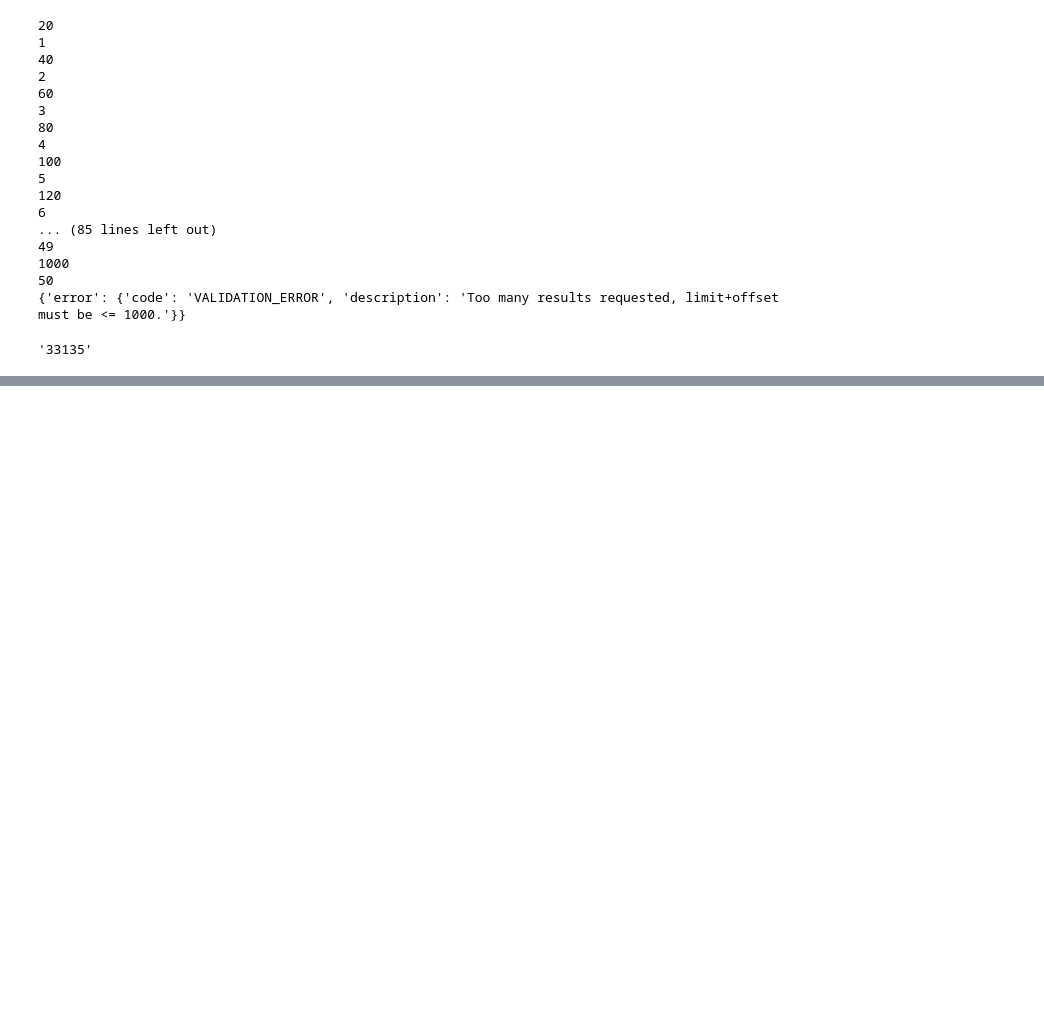
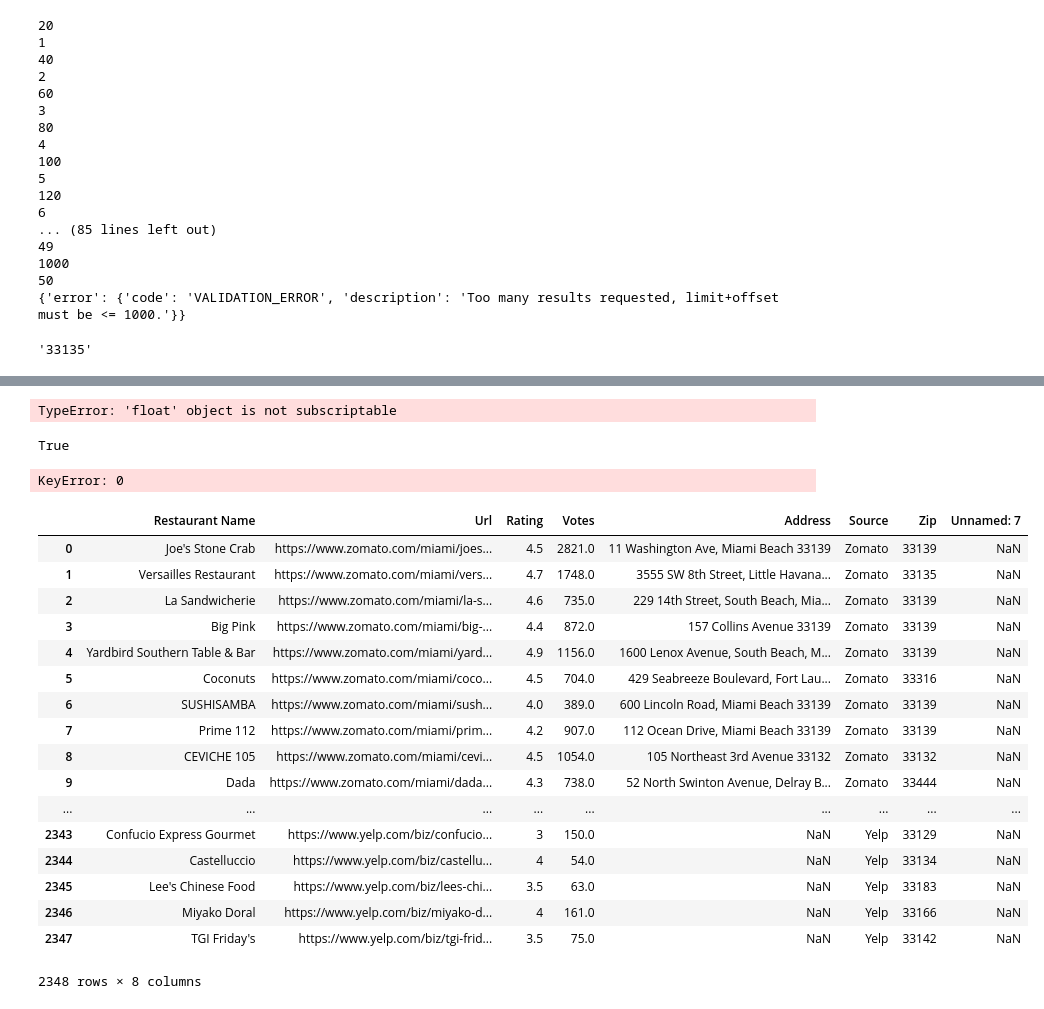
Before and after one commit to imjuoy/HungryGator, a Jupyter notebook: src/Yelp Scraper.ipynb, the cells around one changed output, grey strips where cells are left out. Drawn from its saved outputs; the diff is of its cells as text; code cells hidden in the pictures; blank space fills up the shorter version.

Commit message:
yelp zip addition

```diff
--- a/src/Yelp Scraper.ipynb
+++ b/src/Yelp Scraper.ipynb
@@ -134,0 +116,37 @@ data[0][0]["location"]["zip_code"]
+# %%
+df = pd.read_excel("/Users/srossgupta/Desktop/Data Focussed Python/HungryGator/DataFiles/Project_prototype_datafiles.xlsx",sheet_name="MergedData")
+# %%
+new_df = df[df["Source"]=="TripAdvisor"]
+new_df["check"] = new_df["Address"].apply(lambda x: x[-2:].isdigit() )
+# %% [output]
+TypeError: 'float' object is not subscriptable
+# %%
+b = "963"
+b.isdigit()
+# %% [output]
+True
+# %%
+new_df["Address"]
+# %% [output]
+KeyError: 0
+# %%
+df
+# %% [output]
+|  | Restaurant Name | Url | Rating | Votes | Address | Source | Zip | Unnamed: 7 |
+| 0 | Joe's Stone Crab | https://www.zomato.com/miami/joes... | 4.5 | 2821.0 | 11 Washington Ave, Miami Beach 33139 | Zomato | 33139 | NaN |
+| 1 | Versailles Restaurant | https://www.zomato.com/miami/vers... | 4.7 | 1748.0 | 3555 SW 8th Street, Little Havana... | Zomato | 33135 | NaN |
+| 2 | La Sandwicherie | https://www.zomato.com/miami/la-s... | 4.6 | 735.0 | 229 14th Street, South Beach, Mia... | Zomato | 33139 | NaN |
+| 3 | Big Pink | https://www.zomato.com/miami/big-... | 4.4 | 872.0 | 157 Collins Avenue 33139 | Zomato | 33139 | NaN |
+| 4 | Yardbird Southern Table & Bar | https://www.zomato.com/miami/yard... | 4.9 | 1156.0 | 1600 Lenox Avenue, South Beach, M... | Zomato | 33139 | NaN |
+| 5 | Coconuts | https://www.zomato.com/miami/coco... | 4.5 | 704.0 | 429 Seabreeze Boulevard, Fort Lau... | Zomato | 33316 | NaN |
+| 6 | SUSHISAMBA | https://www.zomato.com/miami/sush... | 4.0 | 389.0 | 600 Lincoln Road, Miami Beach 33139 | Zomato | 33139 | NaN |
+| 7 | Prime 112 | https://www.zomato.com/miami/prim... | 4.2 | 907.0 | 112 Ocean Drive, Miami Beach 33139 | Zomato | 33139 | NaN |
+| 8 | CEVICHE 105 | https://www.zomato.com/miami/cevi... | 4.5 | 1054.0 | 105 Northeast 3rd Avenue 33132 | Zomato | 33132 | NaN |
+| 9 | Dada | https://www.zomato.com/miami/dada... | 4.3 | 738.0 | 52 North Swinton Avenue, Delray B... | Zomato | 33444 | NaN |
+| ... | ... | ... | ... | ... | ... | ... | ... | ... |
+| 2343 | Confucio Express Gourmet | https://www.yelp.com/biz/confucio... | 3 | 150.0 | NaN | Yelp | 33129 | NaN |
+| 2344 | Castelluccio | https://www.yelp.com/biz/castellu... | 4 | 54.0 | NaN | Yelp | 33134 | NaN |
+| 2345 | Lee's Chinese Food | https://www.yelp.com/biz/lees-chi... | 3.5 | 63.0 | NaN | Yelp | 33183 | NaN |
+| 2346 | Miyako Doral | https://www.yelp.com/biz/miyako-d... | 4 | 161.0 | NaN | Yelp | 33166 | NaN |
+| 2347 | TGI Friday's | https://www.yelp.com/biz/tgi-frid... | 3.5 | 75.0 | NaN | Yelp | 33142 | NaN |
+2348 rows × 8 columns
```
Also changed, not shown: parts of 1 cell of this notebook, 5 other files.
